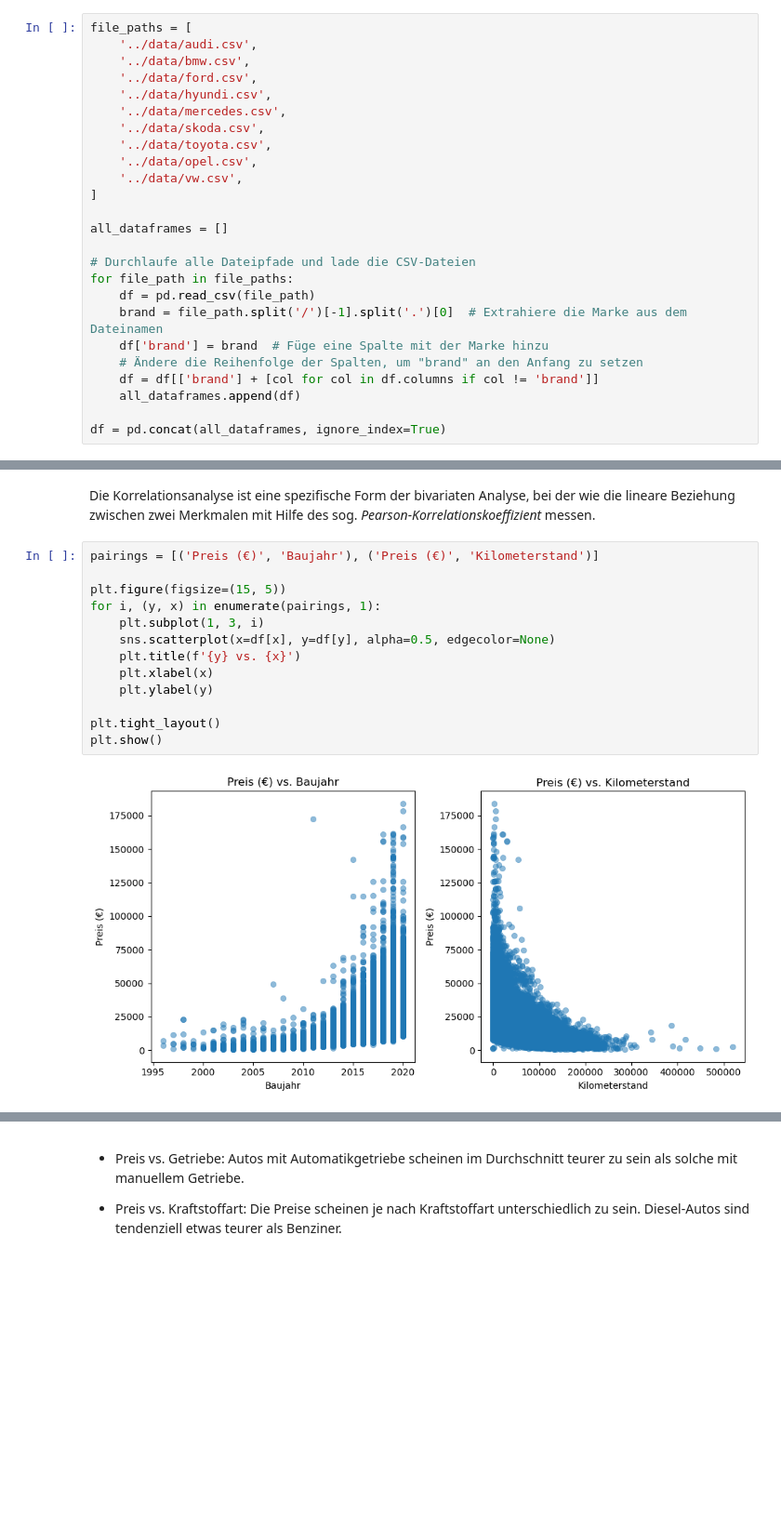
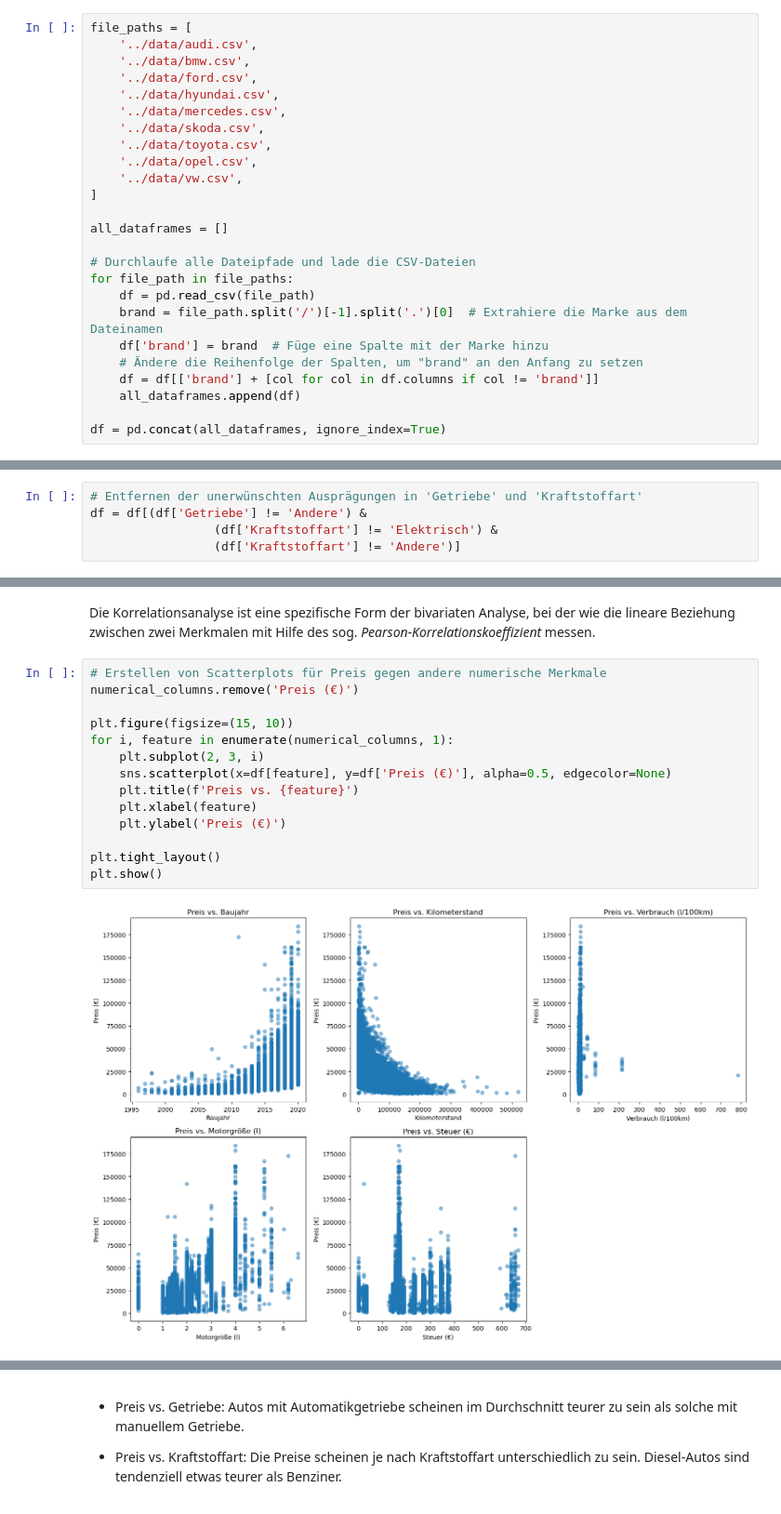
Before and after one commit to ONURYI/ML-Projekt---Gebrauchtwagen-Preisprognose, a Jupyter notebook: notebooks/Gesamtprojekt.ipynb, the cells around one changed output, grey strips where cells are left out. Shown at 93% size. Saved outputs shown, nothing was run; the diff lists cells and outputs as text; blank space fills up the shorter version.

```diff
--- a/notebooks/Gesamtprojekt.ipynb
+++ b/notebooks/Gesamtprojekt.ipynb
@@ -114,7 +112,7 @@ file_paths = [
     '../data/audi.csv',
     '../data/bmw.csv',
     '../data/ford.csv',
-    '../data/hyundi.csv',
+    '../data/hyundai.csv',
     '../data/mercedes.csv',
     '../data/skoda.csv',
     '../data/toyota.csv',
@@ -292,6 +290,11 @@ string_columns = ['Marke', 'Modell', 'Getriebe', 'Kraftstoffart']
 
 # Leerzeichen in den ausgewählten Spalten entfernen
 df[string_columns] = df[string_columns].apply(lambda x: x.str.replace(" ", ""))
+# %%
+# Entfernen der unerwünschten Ausprägungen in 'Getriebe' und 'Kraftstoffart'
+df = df[(df['Getriebe'] != 'Andere') &
+                 (df['Kraftstoffart'] != 'Elektrisch') &
+                 (df['Kraftstoffart'] != 'Andere')]
 # %%
 df
 # %% [output]
@@ -422,17 +425,18 @@ plt.show()
 # %% [markdown]
 Die Korrelationsanalyse ist eine spezifische Form der bivariaten Analyse, bei der wie die lineare Beziehung zwischen zwei Merkmalen mit Hilfe des sog. *Pearson-Korrelationskoeffizient* messen.
 # %%
-pairings = [('Preis (€)', 'Baujahr'), ('Preis (€)', 'Kilometerstand')]
+# Erstellen von Scatterplots für Preis gegen andere numerische Merkmale
+numerical_columns.remove('Preis (€)')
 
-plt.figure(figsize=(15, 5))
-for i, (y, x) in enumerate(pairings, 1):
-    plt.subplot(1, 3, i)
-    sns.scatterplot(x=df[x], y=df[y], alpha=0.5, edgecolor=None)
-    plt.title(f'{y} vs. {x}')
-    plt.xlabel(x)
-    plt.ylabel(y)
+plt.figure(figsize=(15, 10))
+for i, feature in enumerate(numerical_columns, 1):
+    plt.subplot(2, 3, i)
+    sns.scatterplot(x=df[feature], y=df['Preis (€)'], alpha=0.5, edgecolor=None)
+    plt.title(f'Preis vs. {feature}')
+    plt.xlabel(feature)
+    plt.ylabel('Preis (€)')
 
 plt.tight_layout()
 plt.show()
 # %% [output]
-[figure, old version]
+[figure, new version]
```
Also changed, not shown: parts of 12 cells of this notebook, 2 other files.
